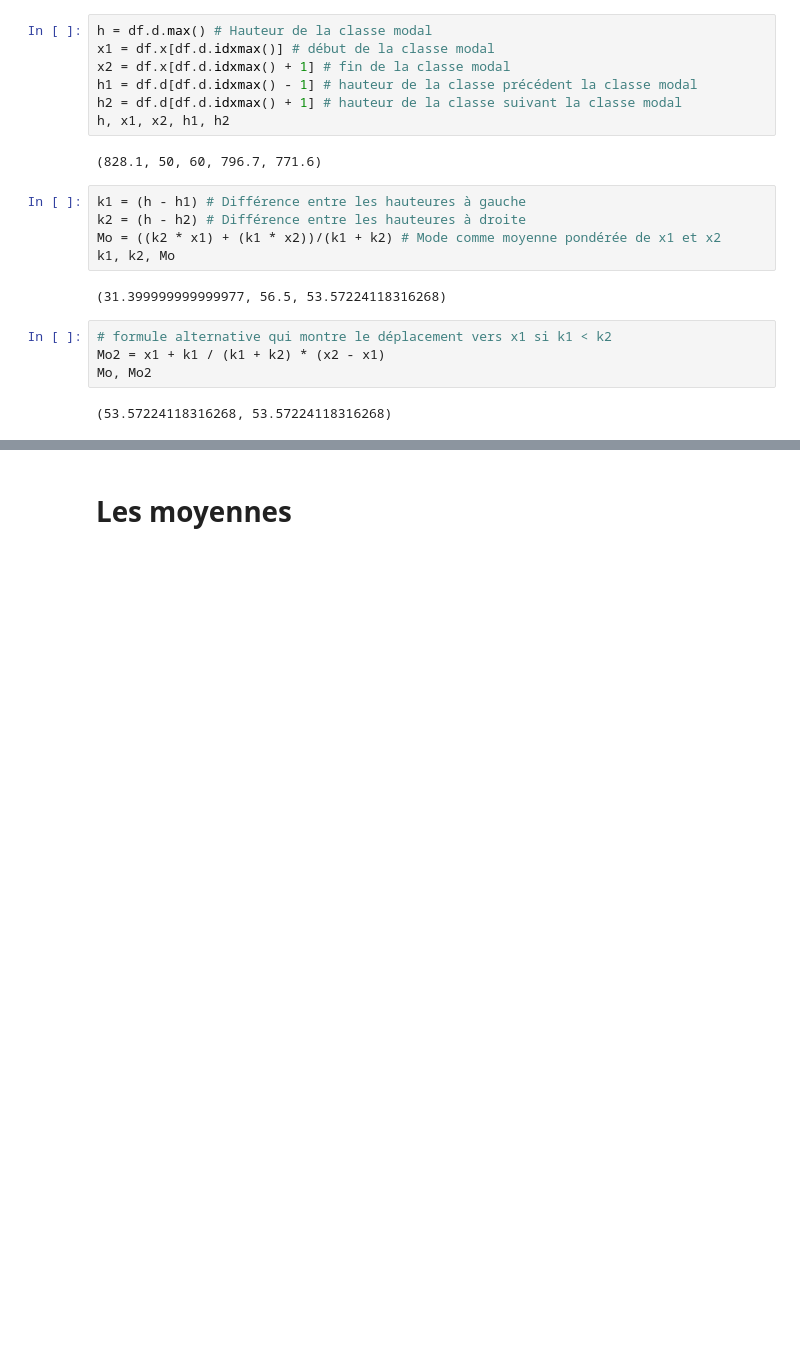
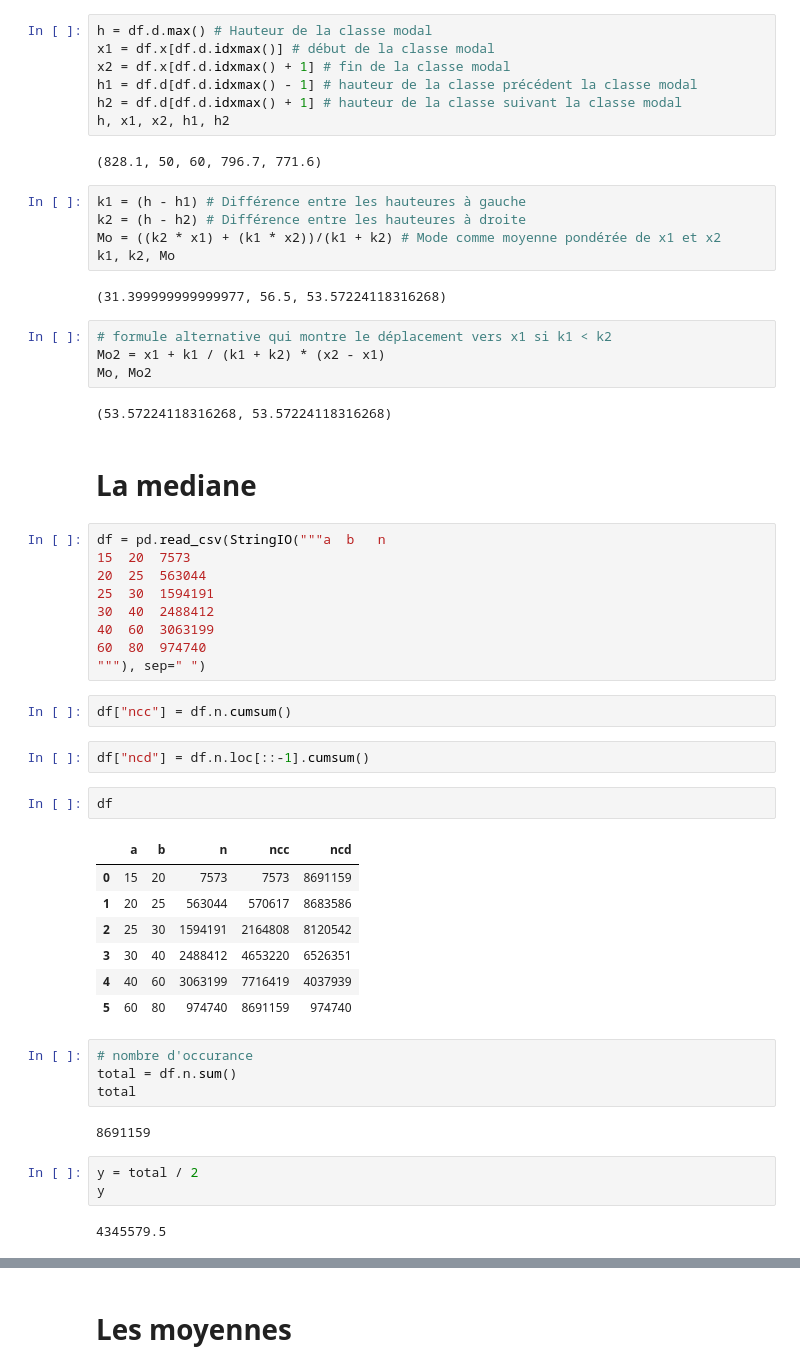
Before and after one commit to bfritscher/pandas_demo, a Jupyter notebook: statistiques/Cours_les_mesures_de_la_tendance_centrale.ipynb, the cells around one changed output, grey strips where cells are left out. Cells and saved outputs as stored; diff of their text form; blank space fills up the shorter version.

```diff
--- a/statistiques/Cours_les_mesures_de_la_tendance_centrale.ipynb
+++ b/statistiques/Cours_les_mesures_de_la_tendance_centrale.ipynb
@@ -84,3 +85,39 @@ Mo2 = x1 + k1 / (k1 + k2) * (x2 - x1)
 Mo, Mo2
 # %% [output]
 (53.57224118316268, 53.57224118316268)
+# %% [markdown]
+# La mediane
+# %%
+df = pd.read_csv(StringIO("""a	b	n
+15	20	7573
+20	25	563044
+25	30	1594191
+30	40	2488412
+40	60	3063199
+60	80	974740
+"""), sep="	")
+# %%
+df["ncc"] = df.n.cumsum()
+# %%
+df["ncd"] = df.n.loc[::-1].cumsum()
+# %%
+df
+# %% [output]
+|  | a | b | n | ncc | ncd |
+| 0 | 15 | 20 | 7573 | 7573 | 8691159 |
+| 1 | 20 | 25 | 563044 | 570617 | 8683586 |
+| 2 | 25 | 30 | 1594191 | 2164808 | 8120542 |
+| 3 | 30 | 40 | 2488412 | 4653220 | 6526351 |
+| 4 | 40 | 60 | 3063199 | 7716419 | 4037939 |
+| 5 | 60 | 80 | 974740 | 8691159 | 974740 |
+# %%
+# nombre d'occurance
+total = df.n.sum()
+total
+# %% [output]
+8691159
+# %%
+y = total / 2
+y
+# %% [output]
+4345579.5
```
Also changed, not shown: parts of 11 cells of this notebook.
